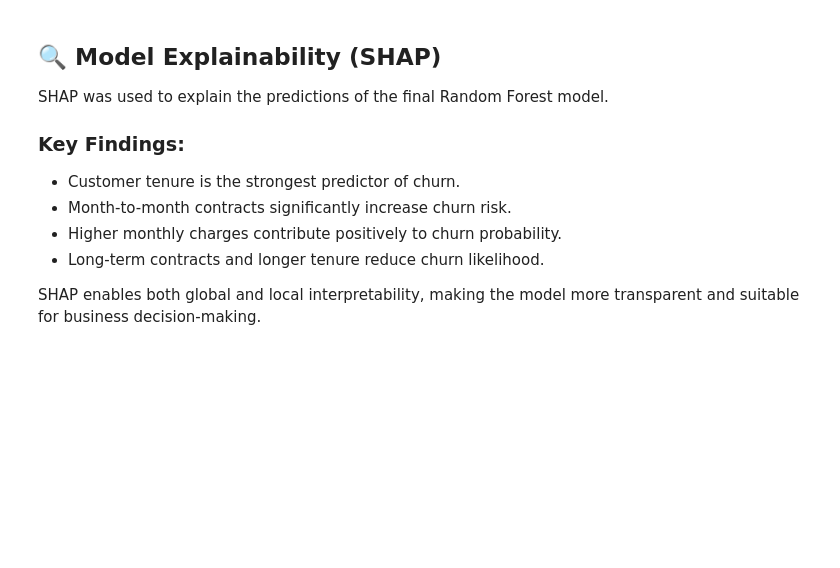
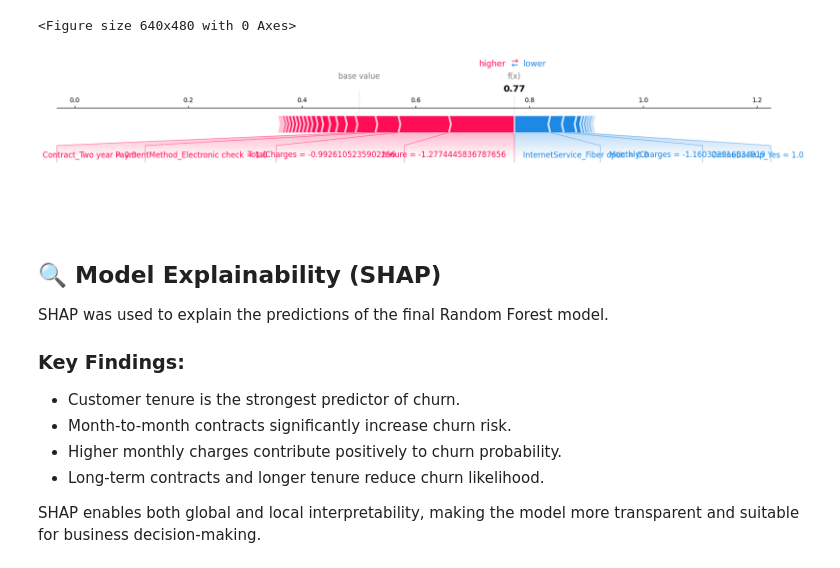
Before and after one commit to Hodahashash/churn-prediction-ml, a Jupyter notebook: notebooks/shap_explainability.ipynb, the cells around one changed output. Drawn from its saved outputs; the diff is of its cells as text; code cells hidden in the pictures; blank space fills up the shorter version.

```diff
--- a/notebooks/shap_explainability.ipynb
+++ b/notebooks/shap_explainability.ipynb
@@ -46,0 +71,19 @@ shap.force_plot(
+# %%
+# Explain Customer Prediction ver 2
+
+import matplotlib.pyplot as plt
+import shap
+
+shap.initjs()  # safe even if it doesn't render inline
+
+# Force plot saved as image
+plt.figure()
+shap.force_plot(
+    explainer.expected_value[1],
+    shap_values_churn[customer_index],
+    X.iloc[customer_index],
+    matplotlib=True
+)
+plt.savefig("../assets/shap_force_customer.png", bbox_inches="tight")
+plt.close()
+# %% [output]
@@ -47,3 +91,5 @@ shap.force_plot(
+<Figure size 640x480 with 0 Axes>
+[figure, added]
 # %% [markdown]
 ## 🔍 Model Explainability (SHAP)
 
```
Also changed, not shown: parts of 6 cells of this notebook, 5 other files.
